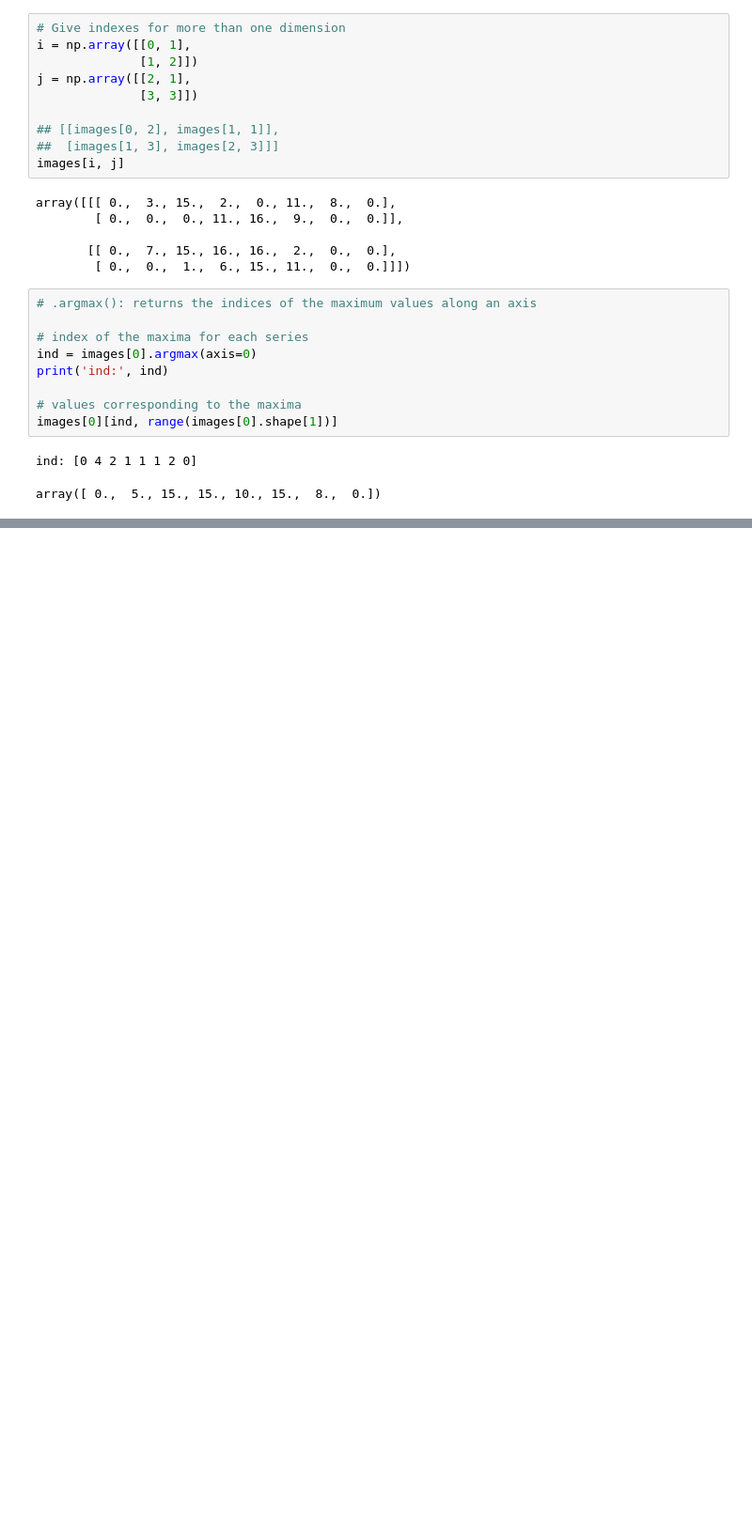
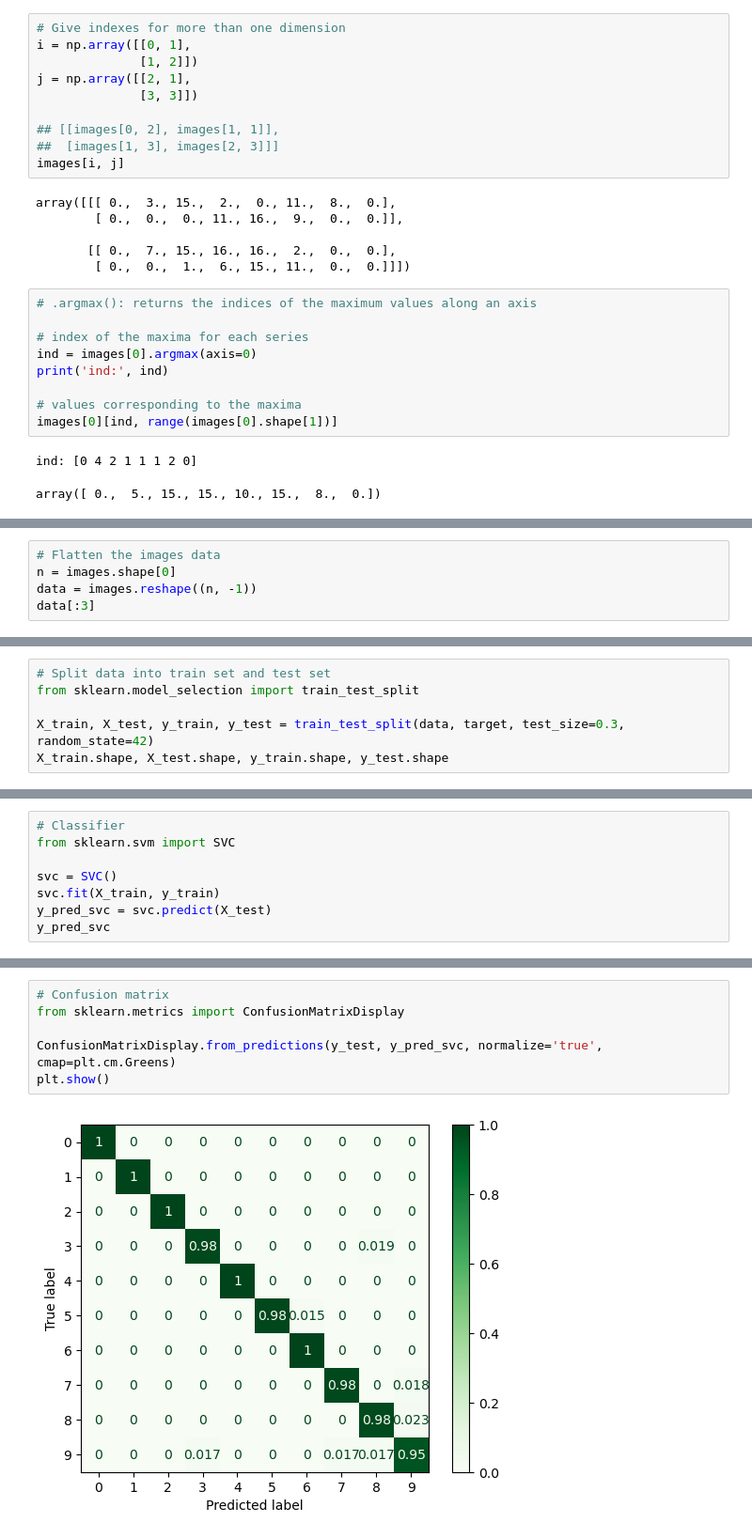
Before and after one commit to greenrey/python-practice, a Jupyter notebook: 02_numpy_basics.ipynb, the cells around one changed output, grey strips where cells are left out. Shown at 94% size. Saved outputs shown, nothing was run; the diff lists cells and outputs as text; blank space fills up the shorter version.

```diff
--- a/02_numpy_basics.ipynb
+++ b/02_numpy_basics.ipynb
@@ -418,0 +537,5 @@ array([ 0.,  5., 15., 15., 10., 15.,  8.,  0.])
+# %%
+# Flatten the images data
+n = images.shape[0]
+data = images.reshape((n, -1))
+data[:3]
@@ -418,0 +558,6 @@ array([ 0.,  5., 15., 15., 10., 15.,  8.,  0.])
+# %%
+# Split data into train set and test set
+from sklearn.model_selection import train_test_split
+
+X_train, X_test, y_train, y_test = train_test_split(data, target, test_size=0.3, random_state=42)
+X_train.shape, X_test.shape, y_train.shape, y_test.shape
@@ -418,0 +566,8 @@ array([ 0.,  5., 15., 15., 10., 15.,  8.,  0.])
+# %%
+# Classifier
+from sklearn.svm import SVC
+
+svc = SVC()
+svc.fit(X_train, y_train)
+y_pred_svc = svc.predict(X_test)
+y_pred_svc
@@ -418,0 +614,8 @@ array([ 0.,  5., 15., 15., 10., 15.,  8.,  0.])
+# %%
+# Confusion matrix
+from sklearn.metrics import ConfusionMatrixDisplay
+
+ConfusionMatrixDisplay.from_predictions(y_test, y_pred_svc, normalize='true', cmap=plt.cm.Greens)
+plt.show()
+# %% [output]
+[figure, added]
```
Also changed, not shown: parts of 22 cells of this notebook.
